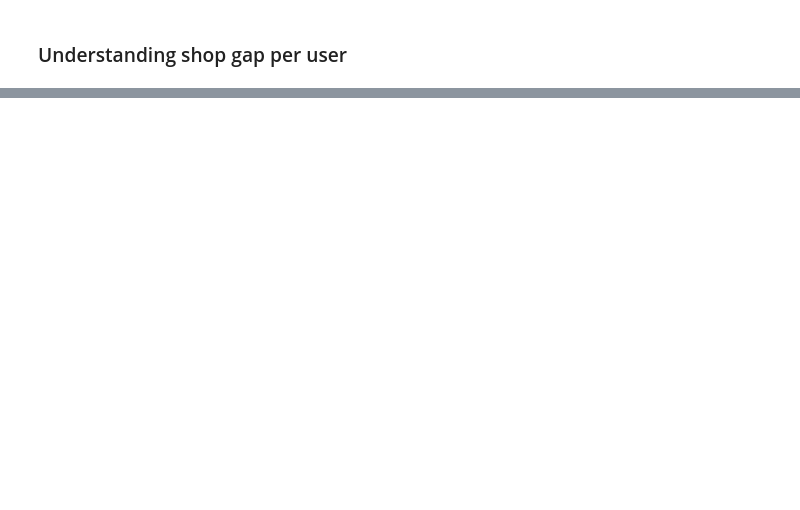
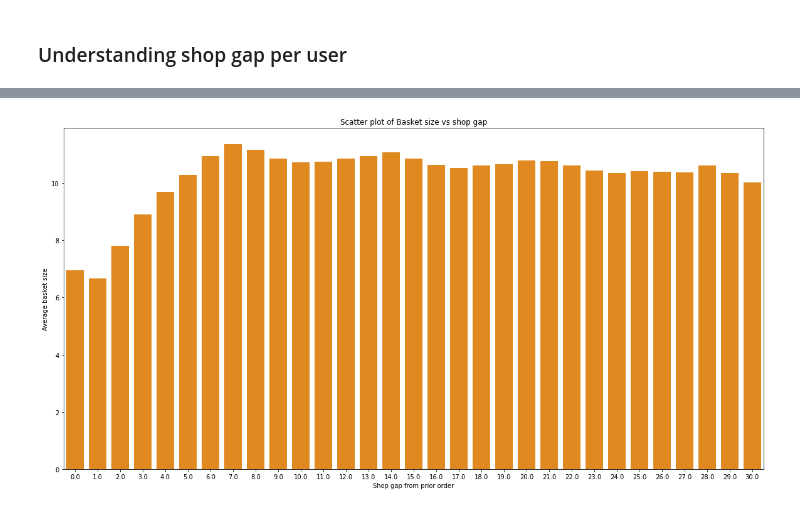
Before and after one commit to sneha-csekar/Instacart-Product-Recommender, a Jupyter notebook: Instacart_EDA_1.ipynb, the cells around one changed output, grey strips where cells are left out. Saved outputs shown, nothing was run; the diff lists cells and outputs as text; code cells hidden in the pictures; blank space fills up the shorter version.

```diff
--- a/Instacart_EDA_1.ipynb
+++ b/Instacart_EDA_1.ipynb
@@ -393,0 +522,13 @@ plt.show()
+# %%
+df_shopgap_products_counts = df_order_product_counts.groupby(['days_since_prior_order'], as_index=False).agg({"product_counts":'mean'}).rename(columns={'product_counts':'avg_product_per_ord'})
+# %%
+plt.figure(figsize = (20,10))
+sns.barplot(data = df_shopgap_products_counts, x = 'days_since_prior_order', y = 'avg_product_per_ord', color = 'darkorange')
+plt.xlabel('Shop gap from prior order')
+plt.ylabel('Average basket size')
+plt.title('Scatter plot of Basket size vs shop gap')
+plt.show()
+
+del df_shopgap_products_counts
+# %% [output]
+[figure, added]
```
Also changed, not shown: parts of 64 cells of this notebook.
